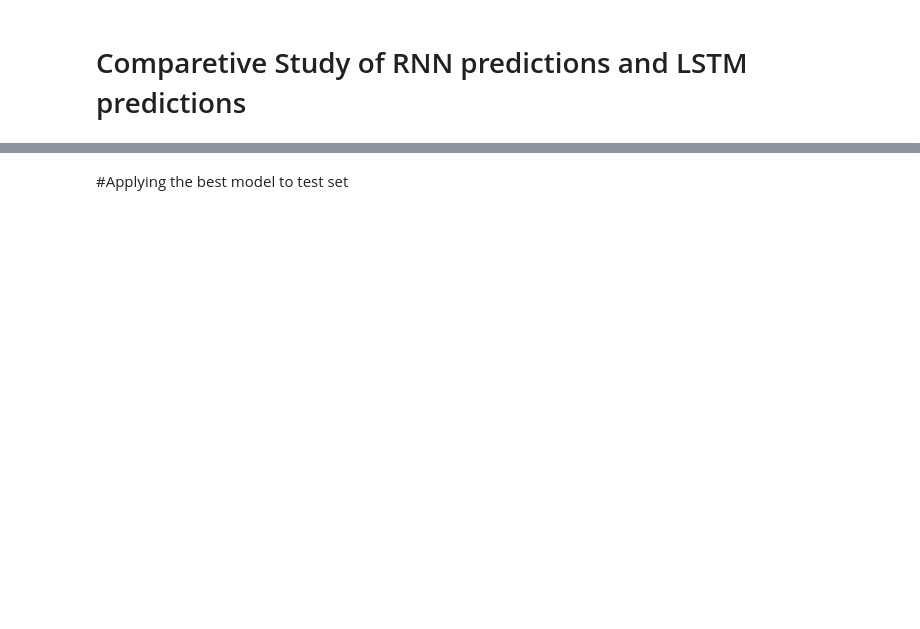
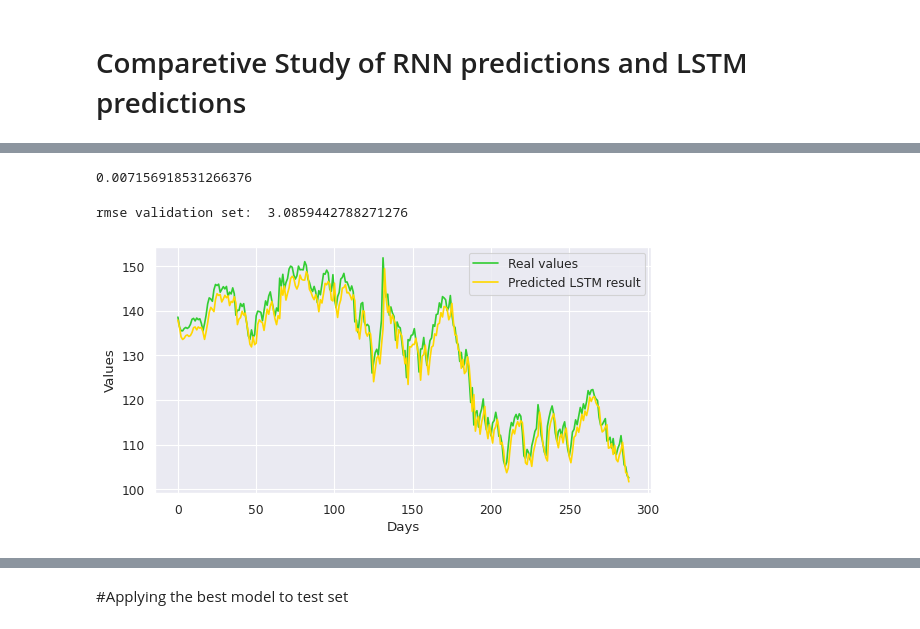
Before and after one commit to anhdo1896/Stock_Price_Prediction_Using_RNN, a Jupyter notebook: Stock_Price_Prediction_Using_RNN.ipynb, the cells around one changed output, grey strips where cells are left out. Cells and saved outputs as stored; diff of their text form; code cells hidden in the pictures; blank space fills up the shorter version.

```diff
--- a/Stock_Price_Prediction_Using_RNN.ipynb
+++ b/Stock_Price_Prediction_Using_RNN.ipynb
@@ -370,0 +431,10 @@ plt.show()
+# %%
+# create train, test data
+seq_len_100 = 100 # choose sequence length
+X_train_100, y_train_100, X_valid_100, y_valid_100,X_test_100, y_test_100 = load_data(df_norm, seq_len_100)
+# %%
+model_100 = Sequential()
+model_100.add(LSTM(10, input_shape=(None,1)))
+model_100.add(Dense(1))
+model_100.compile(loss="mean_squared_error",optimizer='Adam')
+lstm_history_100=model_100.fit(X_train_100,y_train_100,epochs=50, batch_size=1)
@@ -370,0 +459,4 @@ plt.show()
+# %%
+predicted_data_valid_100=model_100.predict(X_valid_100)
+predicted_data_valid_100=min_max_scaler.inverse_transform(predicted_data_valid_100)
+y_valid_100 = min_max_scaler.inverse_transform(y_valid_100)
@@ -370,0 +465,22 @@ plt.show()
+# %%
+min_loss = np.min(lstm_history_100.history['loss'])
+RMSE = math.sqrt(min_loss)
+RMSE
+# %% [output]
+0.007156918531266376
+# %%
+rmse_100 = np.sqrt(np.mean(((predicted_data_valid_100 - y_valid_100) ** 2)))
+print("rmse validation set: ", rmse_100)
+# %% [output]
+rmse validation set:  3.0859442788271276
+# %%
+plt.figure(figsize=(8,4), dpi=80, facecolor='w', edgecolor='k')
+plt.plot(y_valid_100,color="LimeGreen",label="Real values")
+plt.plot(predicted_data_valid_100,color="Gold",label="Predicted LSTM result")
+plt.legend()
+plt.xlabel("Days")
+plt.ylabel("Values")
+plt.grid(True)
+plt.show()
+# %% [output]
+[figure, added]
```
Also changed, not shown: parts of 31 cells of this notebook.
